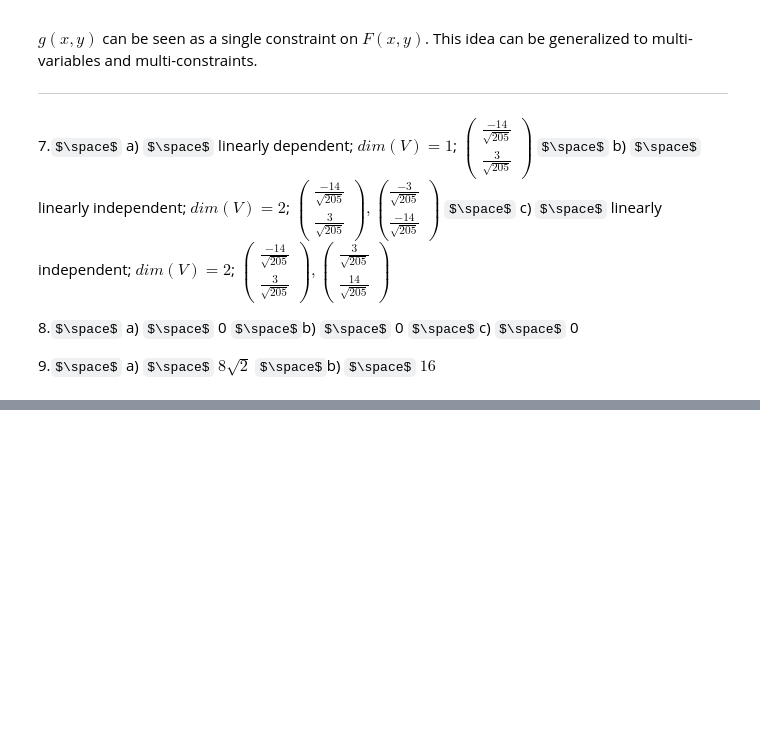
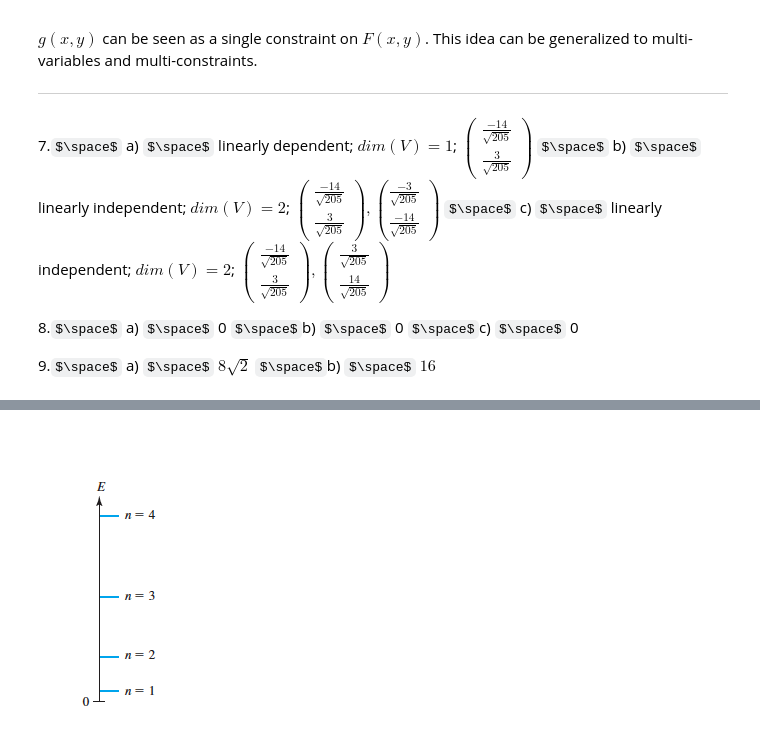
Before and after one commit to ccccclw/Notebooks, a Jupyter notebook: QM_HW.ipynb, the cells around one changed output, grey strips where cells are left out. Saved outputs shown, nothing was run; the diff lists cells and outputs as text; code cells hidden in the pictures; some formulas as TeX source; blank space fills up the shorter version.

Commit message:
add new figures

```diff
--- a/QM_HW.ipynb
+++ b/QM_HW.ipynb
@@ -155,0 +384,5 @@ b) Yes. We can measure it under $\sqrt{2} \varepsilon_{0}.$
+# %%
+from IPython.display import Image
+Image('energy_levels.png')
+# %% [output]
+[figure, added]
```
Also changed, not shown: parts of 13 cells of this notebook, 8 other files.
